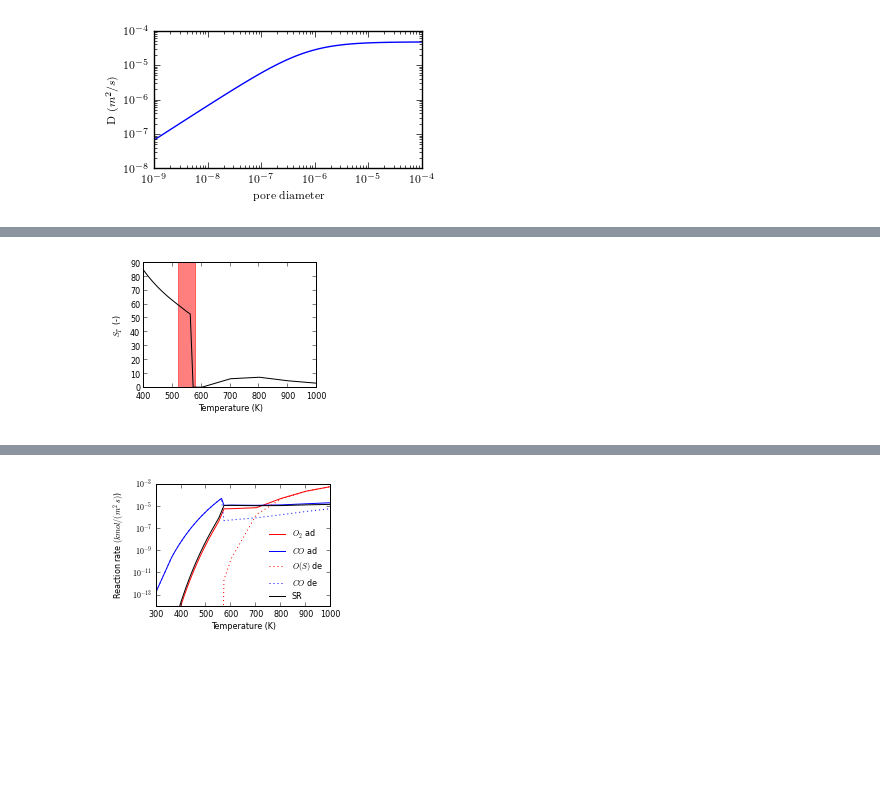
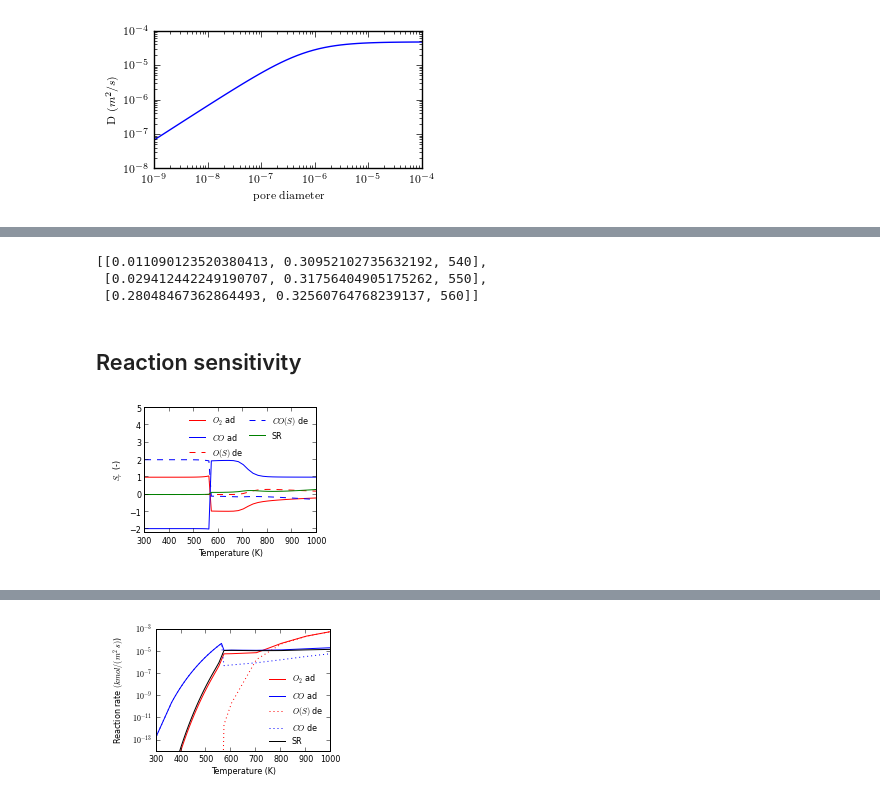
Before and after one commit to janvonrickenbach/sim-note-books, a Jupyter notebook: 1D-washcoat_tests.ipynb, the cells around one changed output, grey strips where cells are left out. Drawn from its saved outputs; the diff is of its cells as text; code cells hidden in the pictures; blank space fills up the shorter version.

```diff
--- a/1D-washcoat_tests.ipynb
+++ b/1D-washcoat_tests.ipynb
@@ -569,2 +565,0 @@ def get_var(sim,var):
-# %%
-filter_simulations(sim_list,wc_thickness=10,temperature=400,wc_geo_area=500)
@@ -871,12 +881,8 @@ for cov,mark in zip(covs,markers):
 
     for temp,col in zip(temp_wc,colors):
       print(temp)
-      for sim in  filter_simulations(sim_list_py,cov_CO=0,dp=cov,wc_geo_area=100,sh_number=4000,mf=3000,temperature=temp,wc_thickness=40,velocity=5,a_v=1000,nx=64,t_fac=1,x_cells=20):
-        grid = []
-        for val in range(1,sim.sim_info["nx"]+1):
-            grid.append((1-1.1**val)/(1-1.1))
-        grid = np.array(grid) / grid[-1] * sim.sim_info["wc_thickness"]
-        grid = np.insert(grid,0,0)
+      for sim in  filter_simulations(sim_list_py,cov_CO=0,dp=cov,wc_geo_area=1,sh_number=4000,mf=3000,temperature=temp,wc_thickness=-1E6,velocity=5,a_v=1000,nx=64,t_fac=1,x_cells=20):
+        grid = get_grid(nx=sim.sim_info["x_cells"],wc_thickness=sim.sim_info["wc_thickness"])
         if sim.sim_info["cov_CO"]== 0:
           marker = "o"
           lab = "heating"
@@ -1095,14 +1119,16 @@ pl.gcf().savefig("knudsen.eps")
 # %%
+temp_arr = temperatures_ext
+
 gas = ca.import_phases(os.path.join(ref_folder,"cantera_input.cti"),["gas"])[0]
 interface = ca.Interface(os.path.join(ref_folder,"cantera_input.cti"),"pt_surf",[gas])
 temp = 800
 prod = []
 #conc_arr = np.logspace(-5,-1,100)
-temp_arr =temperatures
 #temp_arr.extend(temperatures[::-1])
 prod = np.zeros([len(temp_arr),interface.n_reactions+1])
+prod_voltz = np.zeros(len(temp_arr))
 ref_prod = np.zeros([len(temp_arr),interface.n_reactions+1])
-
+prod
 colors = ["r","r","b","b","k","k","m","m"]
 linestyles = ["-","--","-","--","-","--","-","--"]
 for reaction in range(interface.n_reactions+1):
@@ -1119,9 +1145,14 @@ for reaction in range(interface.n_reactions+1):
         prod_ref = interface.net_rates_of_progress[4]
         if reaction == interface.n_reactions:
             interface.TPX = (temp+0.01*temp,1.0E5,[1,0,0,0])
+            gas.TPX = (temp+0.00*temp,1.015E5,[0.1,0.064,0.072,0.76,conc])
+
         else:
             interface.set_multiplier(1.01,reaction)
         interface.advance_coverages_test(1000000)
-        if reaction == interface.n_reactions:
-            print prod_ref, interface.net_rates_of_progress[4]
+    #    if reaction == interface.n_reactions:
+     #       print prod_ref, interface.net_rates_of_progress[4]
         prod[idx,reaction] = (interface.net_rates_of_progress[4]-prod_ref)/prod_ref/0.01
+        conc_mol = gas.density * gas.Y[4]/0.028
+  #      print(conc_mol)
+  #      prod_voltz[idx] = sy.N(drr.subs({T:temp,c:conc_mol}))
@@ -1146,21 +1194,43 @@ for reaction in range(interface.n_reactions+1):
+# %%
+def get_inf_conv(sim):
+    gas.TPX = [sim.sim_info["temperature"],1E5,[0.1,0.0,0,0.897,0.003]]
+    coeff = gas.mix_diff_coeffs[-1]
+    return 1-np.exp(-coeff*4000./5.*1000*0.004/0.5)
+
+[ [get_conv(sim),get_inf_conv(sim),sim.sim_info["temperature"]] for sim in filter_simulations(sim_list_py,cov_CO=1
+                                                           ,dp=10,wc_geo_area=1,sh_number=4000
+                                                           ,mf=3000,wc_thickness=-1E6,velocity=5,a_v=1000
+                                                           ,nx=64,t_fac=1,x_cells=20)
+                                                           if get_conv(sim) > 0.01
+                                                              and (get_conv(sim) / get_inf_conv(sim)) < 0.9]
+# %% [output]
+[[0.011090123520380413, 0.30952102735632192, 540],
+ [0.029412442249190707, 0.31756404905175262, 550],
+ [0.28048467362864493, 0.32560764768239137, 560]]
+# %% [markdown]
+## Reaction sensitivity
 # %%
 fig = pl.figure(figsize=figsize)
 ax = fig.add_subplot(1,1,1)
 colors = ["r","b","r","b","k","g","k","k"]
-linestyles = ["-","-",":",":","-","-","-","-"]
-pl.plot(temp_arr,np.array(prod[:,interface.n_reactions]),color=co,linestyle=ls)
+linestyles = ["-","-","--","--","-","-","-","-"]
+for column_idx,ls,co in zip(range(len(prod[0,:]-1)),linestyles,colors):
+    if column_idx == 4 or column_idx == interface.n_reactions or column_idx == 6:
+        continue
+    pl.plot(temp_arr,np.array(prod[:,column_idx]),color=co,linestyle=ls)
 #    reaction_str = [interface.reactionString(ind) for ind in range(interface.nReactions())]
 legend_list = []
 #for reac in reaction_str:
 #    legend_list.append("$"+"\\rightarrow".join(reac.split("=>"))+"$")
 
+
+legend_list = ["$O_2$ ad","$CO$ ad","$O(S)$ de","$CO(S)$ de","SR"]
 pl.legend(legend_list,loc=0,frameon=False,ncol=2,columnspacing =0.8)
-ax.set_ylim([0,90])
-ax.set_xlim([400,1000])
+ax.set_ylim([-2.2,5])
+#ax.set_xlim([400,1000])
 ax.set_xlabel("Temperature (K)")
-ax.set_ylabel("$S_T$ (-)")
-ax.add_patch(pl.Rectangle([520,0],60,90,fill=True,alpha=0.5,color="r"))
+ax.set_ylabel("$S_r$ (-)")
 fig.tight_layout()
-fig.savefig("wc_plots/sensitivities_T.pdf")
+fig.savefig("wc_plots/sensitivities_r.eps")
 # %% [output]
-[figure, old version]
+[figure, new version]
```
Also changed, not shown: parts of 93 cells of this notebook.
